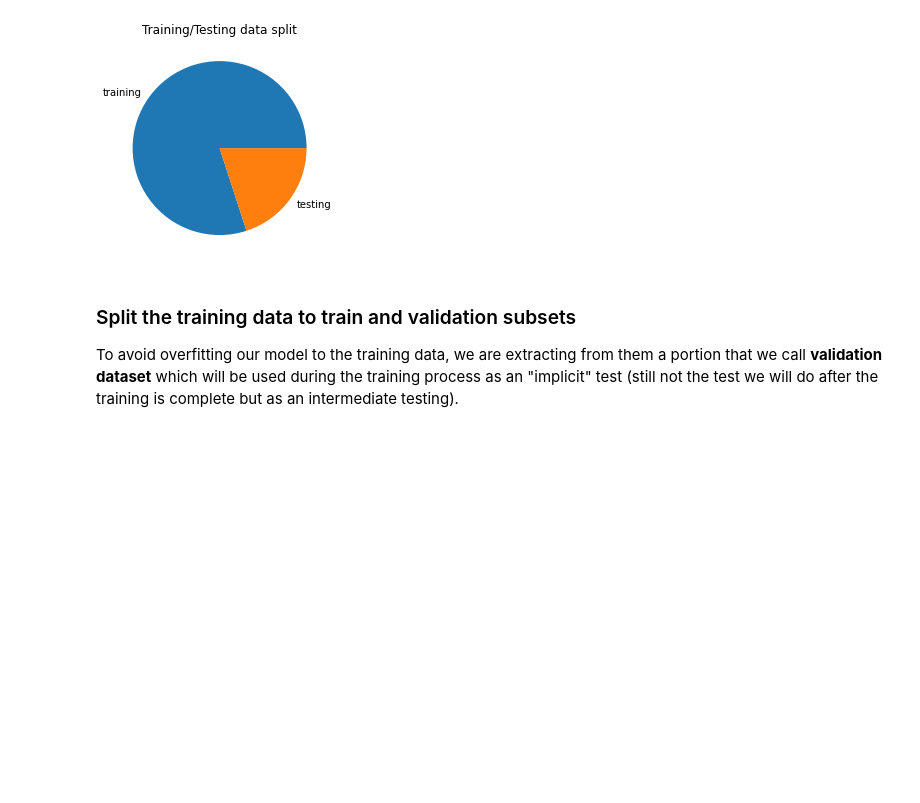
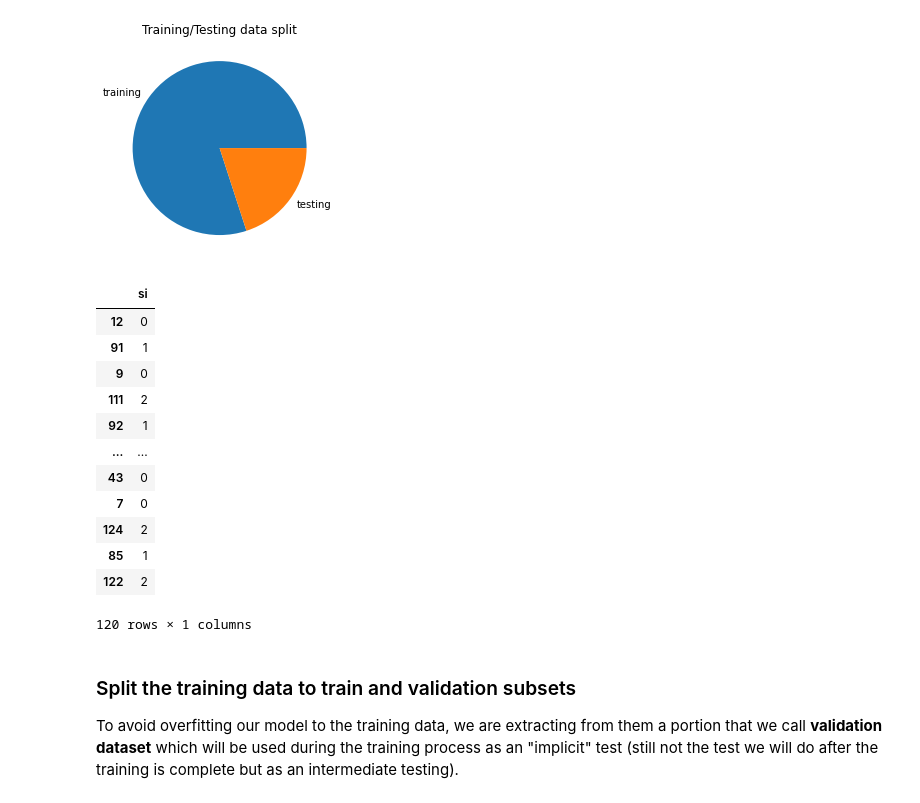
Before and after one commit to codingismycraft/ML_Introduction, a Jupyter notebook: notebooks/01-04-nn-iris.ipynb, the cells around one changed output. Drawn from its saved outputs; the diff is of its cells as text; code cells hidden in the pictures; blank space fills up the shorter version.

```diff
--- a/notebooks/01-04-nn-iris.ipynb
+++ b/notebooks/01-04-nn-iris.ipynb
@@ -122,6 +122,22 @@ from sklearn.model_selection import train_test_split
 input_cols = ["SepalLengthCm","SepalWidthCm","PetalLengthCm","PetalWidthCm"]
 X = training_data[input_cols].copy()
 Y = pd.DataFrame(training_data["si"].copy())
+# %%
+Y
+# %% [output]
+|  | si |
+| 12 | 0 |
+| 91 | 1 |
+| 9 | 0 |
+| 111 | 2 |
+| 92 | 1 |
+| ... | ... |
+| 43 | 0 |
+| 7 | 0 |
+| 124 | 2 |
+| 85 | 1 |
+| 122 | 2 |
+120 rows × 1 columns
 # %% [markdown]
 ### Split the training data to train and validation subsets
 
```
Also changed, not shown: parts of 10 cells of this notebook, 3 other files.
